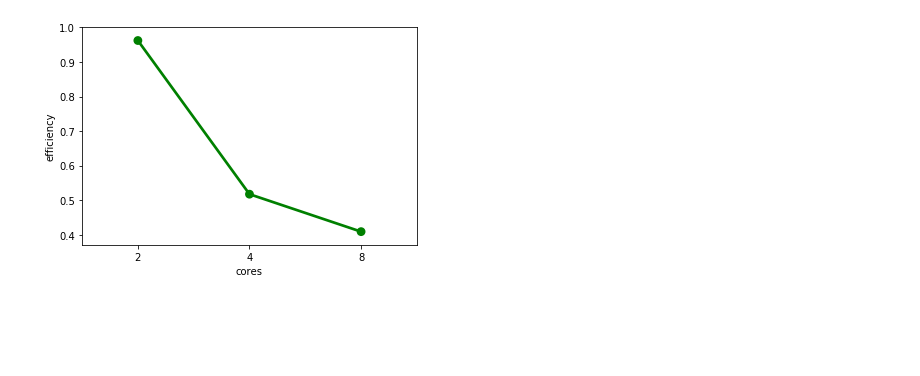
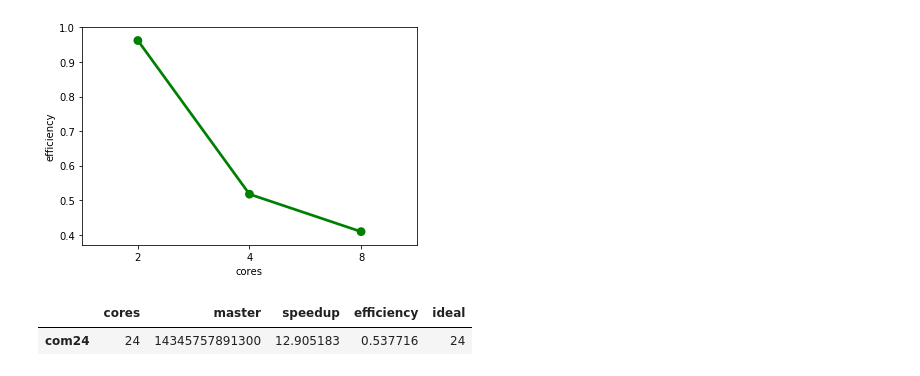
Before and after one commit to FraMecca/SCPD_FFF, a Jupyter notebook: graphs.ipynb, the cells around one changed output. Cells and saved outputs as stored; diff of their text form; code cells hidden in the pictures; blank space fills up the shorter version.

```diff
--- a/graphs.ipynb
+++ b/graphs.ipynb
@@ -210,3 +210,28 @@ print('Efficiency SHM')
 # %% [output]
 Efficiency SHM
 [figure]
+# %%
+files = {}
+files['com24'] = '/home/user/scpd_fff/cgl_mpi/time.0.prof' # 10g
+
+mpiResults = {}
+for k,v in files.items():
+    mpiResults[k] = get_res(v,k[3:], key='cores')
+
+mpiResults = pd.DataFrame(mpiResults)
+mpiResults['com24'] = mpiResults['com24'] * 30
+mpiResults['com24']['cores'] = 24
+mpiResults = mpiResults.T
+mpiResults= mpiResults.sort_values(by='cores')
+TIME = seqResults['main'].loc['seq512']
+s = set()
+s.add('cores')
+funs = list(set(mpiResults.T.index) - s)
+df = mpiResults.drop(['manage_slaves', 'slave'],axis=1)
+df['speedup'] = df['master'].apply(lambda x: TIME/x)
+df['efficiency'] = df['speedup'] / df['cores']
+df['ideal'] = df['cores']
+df
+# %% [output]
+|  | cores | master | speedup | efficiency | ideal |
+| com24 | 24 | 14345757891300 | 12.905183 | 0.537716 | 24 |
```
Also changed, not shown: parts of 5 cells of this notebook, 2 other files.
